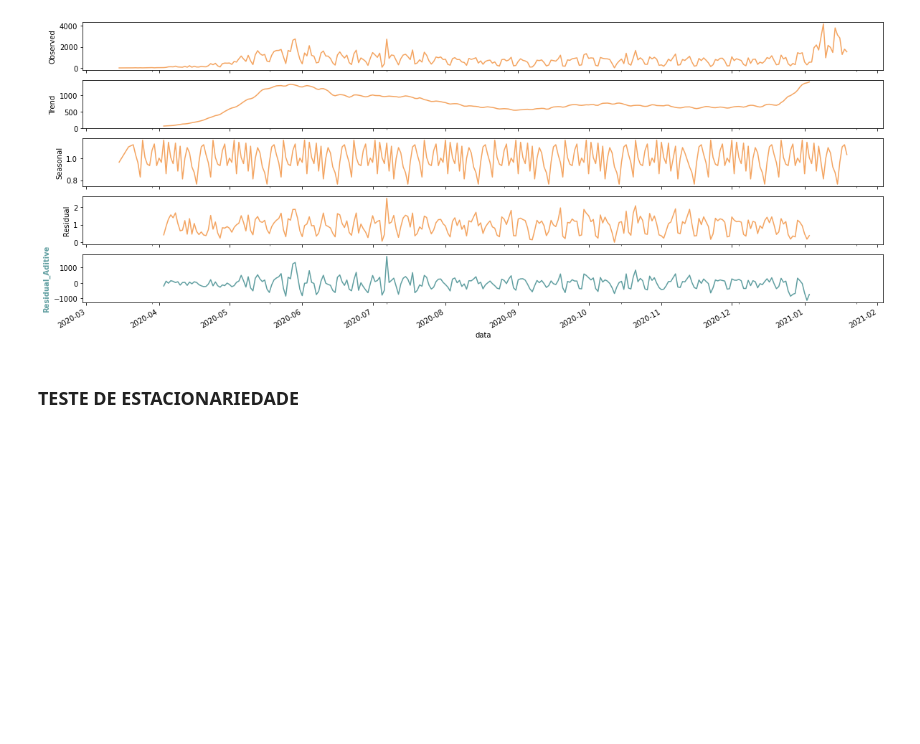
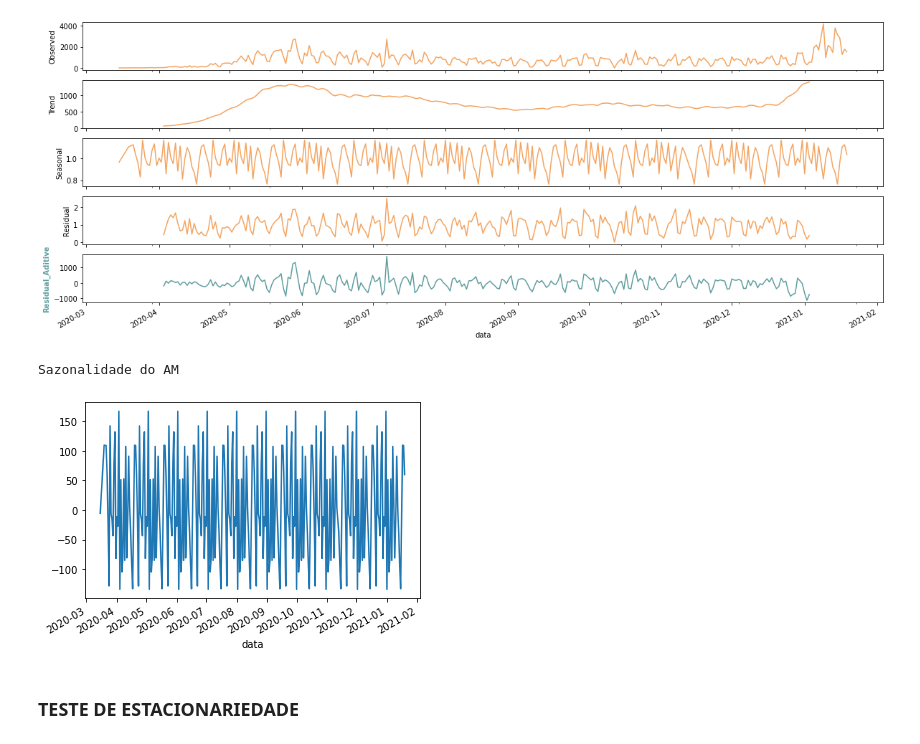
Before and after one commit to daianeklein/bootcamp-Alura, a Jupyter notebook: Desafio-Modulo4.ipynb, the cells around one changed output. Cells and saved outputs as stored; diff of their text form; code cells hidden in the pictures; blank space fills up the shorter version.

```diff
--- a/Desafio-Modulo4.ipynb
+++ b/Desafio-Modulo4.ipynb
@@ -1032,6 +1039,12 @@ axes[4].set_ylabel('Residual_Aditive', color = 'cadetblue', fontweight ='bold')
           ---- Modelo Multiplicativo com comparação dos resíduos no modelo aditivo ----
 ''
 [figure]
+# %%
+print('Sazonalidade do AM')
+decomposicaom.seasonal.plot();
+# %% [output]
+Sazonalidade do AM
+[figure, added]
 # %% [markdown]
 ### TESTE DE ESTACIONARIEDADE
 # %% [markdown]
```
Also changed, not shown: parts of 15 cells of this notebook.
